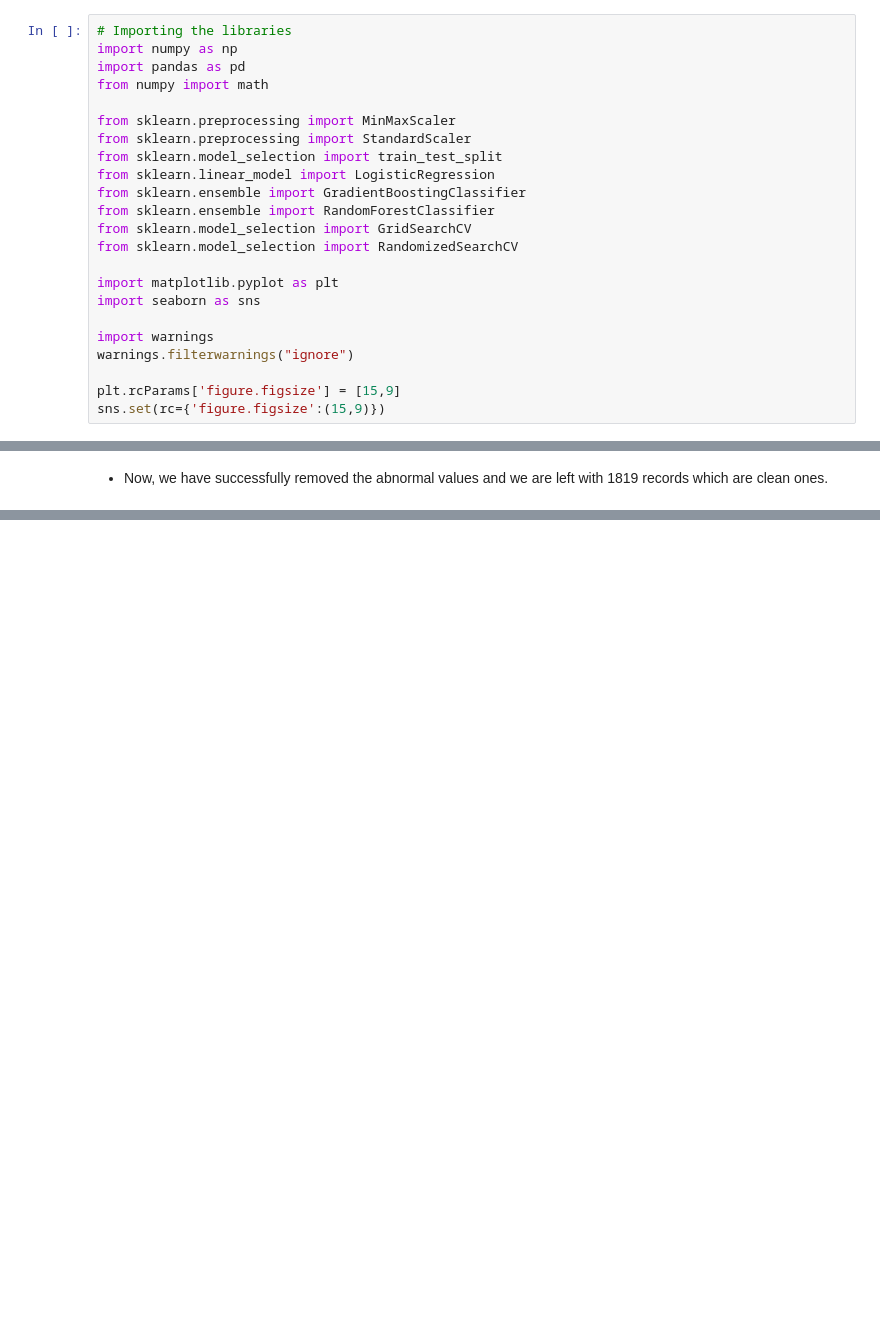
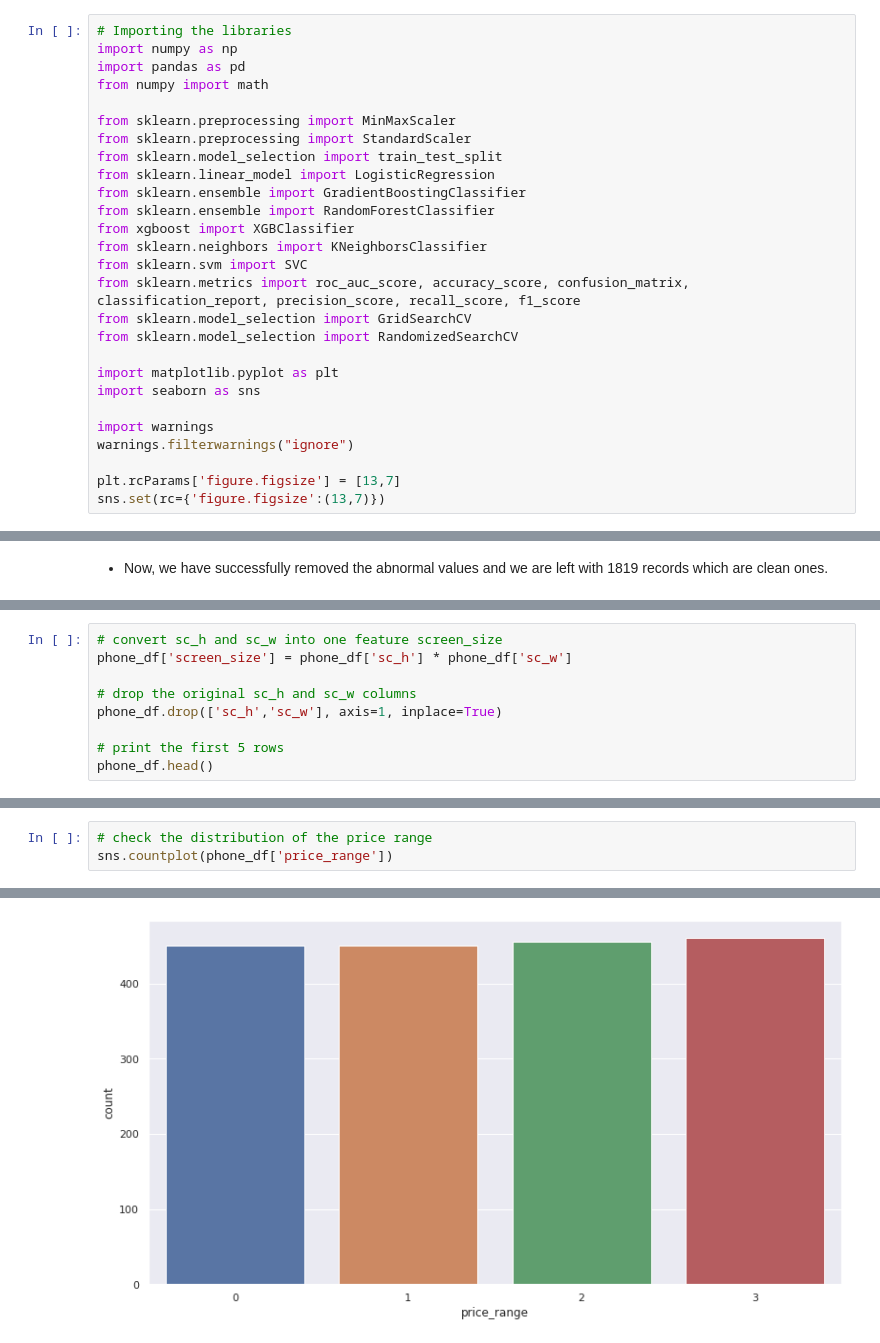
Before and after one commit to Rudrajit12/Mobile-Price-Range-Prediction, a Jupyter notebook: Mobile_Price_Range_Prediction_Capstone_Project.ipynb, the cells around one changed output, grey strips where cells are left out. Saved outputs shown, nothing was run; the diff lists cells and outputs as text; blank space fills up the shorter version.

```diff
--- a/Mobile_Price_Range_Prediction_Capstone_Project.ipynb
+++ b/Mobile_Price_Range_Prediction_Capstone_Project.ipynb
@@ -84,6 +84,10 @@ from sklearn.model_selection import train_test_split
 from sklearn.linear_model import LogisticRegression
 from sklearn.ensemble import GradientBoostingClassifier
 from sklearn.ensemble import RandomForestClassifier
+from xgboost import XGBClassifier
+from sklearn.neighbors import KNeighborsClassifier
+from sklearn.svm import SVC
+from sklearn.metrics import roc_auc_score, accuracy_score, confusion_matrix, classification_report, precision_score, recall_score, f1_score
 from sklearn.model_selection import GridSearchCV
 from sklearn.model_selection import RandomizedSearchCV
 
@@ -93,8 +97,8 @@ import seaborn as sns
 import warnings
 warnings.filterwarnings("ignore")
 
-plt.rcParams['figure.figsize'] = [15,9]
-sns.set(rc={'figure.figsize':(15,9)})
+plt.rcParams['figure.figsize'] = [13,7]
+sns.set(rc={'figure.figsize':(13,7)})
 # %%
 # Mount the drive
 from google.colab import drive
@@ -282,0 +295,9 @@ phone_df.describe()
+# %%
+# convert sc_h and sc_w into one feature screen_size
+phone_df['screen_size'] = phone_df['sc_h'] * phone_df['sc_w']
+
+# drop the original sc_h and sc_w columns
+phone_df.drop(['sc_h','sc_w'], axis=1, inplace=True)
+
+# print the first 5 rows
+phone_df.head()
@@ -282,0 +349,4 @@ phone_df.describe()
+# %%
+# check the distribution of the price range
+sns.countplot(phone_df['price_range'])
+# %% [output]
@@ -282,0 +354 @@ phone_df.describe()
+[figure, added]
```
Also changed, not shown: parts of 20 cells of this notebook.
